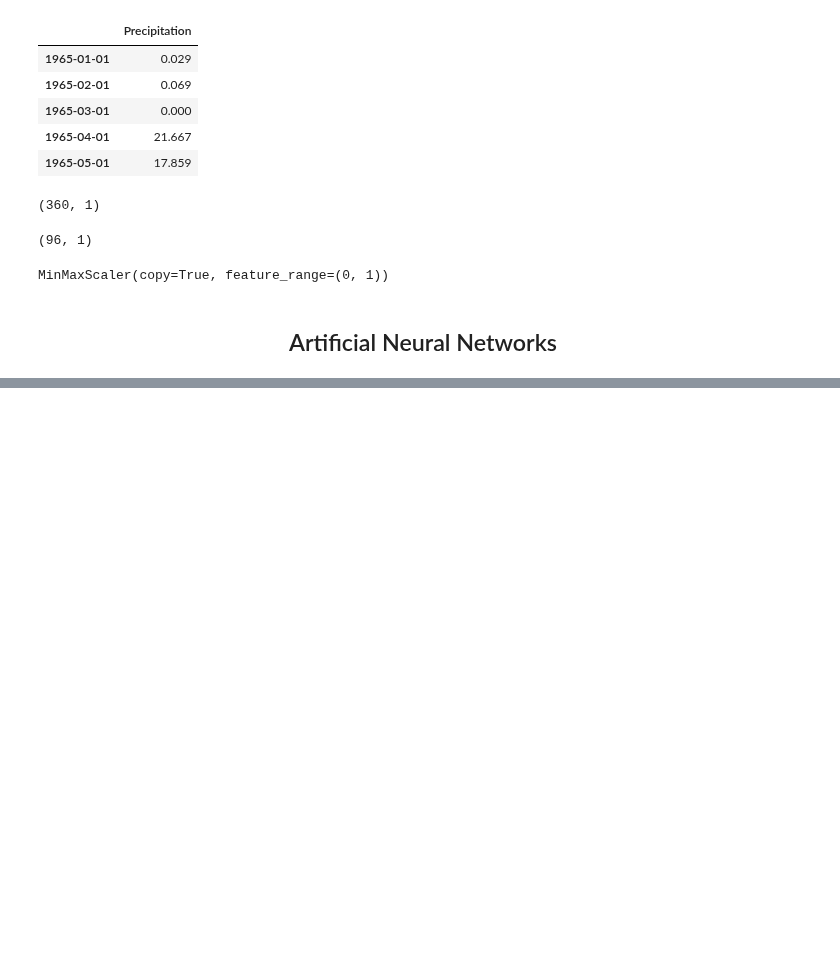
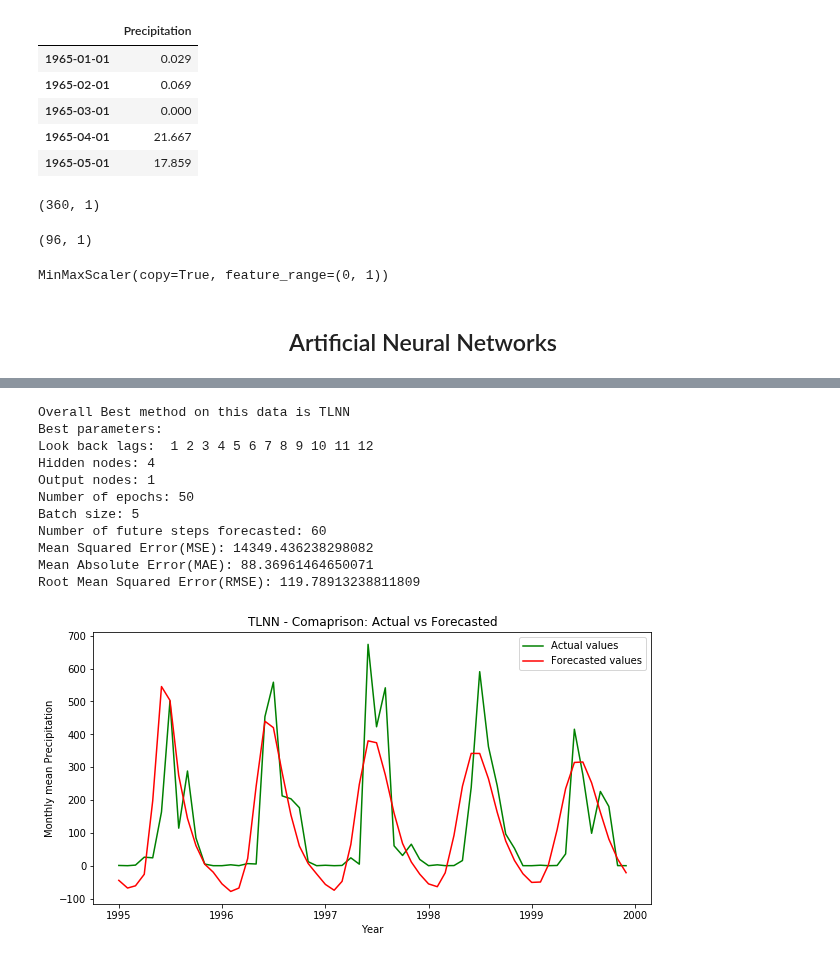
Before and after one commit to Abhishekmamidi123/Time-Series-Forecasting, a Jupyter notebook: Pune_precipitation_analyis_1972_to_2002/Artificial_Neural_Networks.ipynb, the cells around one changed output, grey strips where cells are left out. Drawn from its saved outputs; the diff is of its cells as text; code cells hidden in the pictures; blank space fills up the shorter version.

```diff
--- a/Pune_precipitation_analyis_1972_to_2002/Artificial_Neural_Networks.ipynb
+++ b/Pune_precipitation_analyis_1972_to_2002/Artificial_Neural_Networks.ipynb
@@ -384,7 +421,7 @@ Number of combinations: 1
 
 parameters = [[[1,2,3,4,5,6,7,8,9,10,11,12]], [4], [1], [50], [5], [60]]
 information_TLNN_df = get_accuracies_TLNN(rainfall_data, test_rainfall_data, parameters, scaler)
-optimized_params = analyze_results(information_TLNN_df, test_rainfall_data)
+optimized_params_TLNN = analyze_results(information_TLNN_df, test_rainfall_data, 'TLNN')
 # %% [output]
 Number of combinations: 1
 1
@@ -401,3 +459,33 @@ Number of combinations: 1
+# %%
+def best_of_all(list_of_methods):
+    RMSE_values = [x.RMSE for x in list_of_methods]
+    index = np.argmin(RMSE_values)
+    if (index==0):
+        name = 'FNN'
+    elif (index == 1):
+        name = 'TLNN'
+    else:
+        name = 'SANN'
+    print('Overall Best method on this data is ' + name)
+    return index, name
+
+list_of_methods = [optimized_params_FNN, optimized_params_TLNN, optimized_params_SANN]
+information = [information_FNN_df, information_TLNN_df, information_SANN_df]
+index, name = best_of_all(list_of_methods)
+best_optimized_params = analyze_results(information[index], test_rainfall_data, name)
+# %% [output]
+Overall Best method on this data is TLNN
+Best parameters:
+Look back lags:  1 2 3 4 5 6 7 8 9 10 11 12
+Hidden nodes: 4
+Output nodes: 1
+Number of epochs: 50
+Batch size: 5
+Number of future steps forecasted: 60
+Mean Squared Error(MSE): 14349.436238298082
+Mean Absolute Error(MAE): 88.36961464650071
+Root Mean Squared Error(RMSE): 119.78913238811809
+[figure, added]
 # %%
 information_SANN_df
 # %% [output]
```
Also changed, not shown: parts of 8 cells of this notebook.
